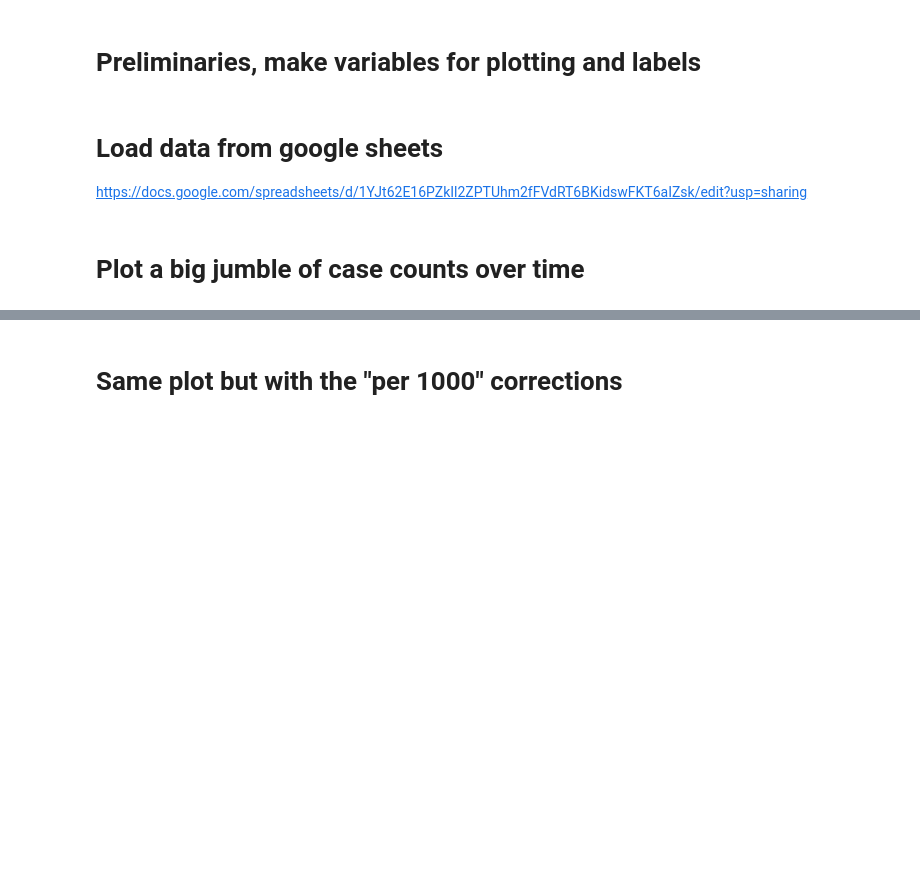
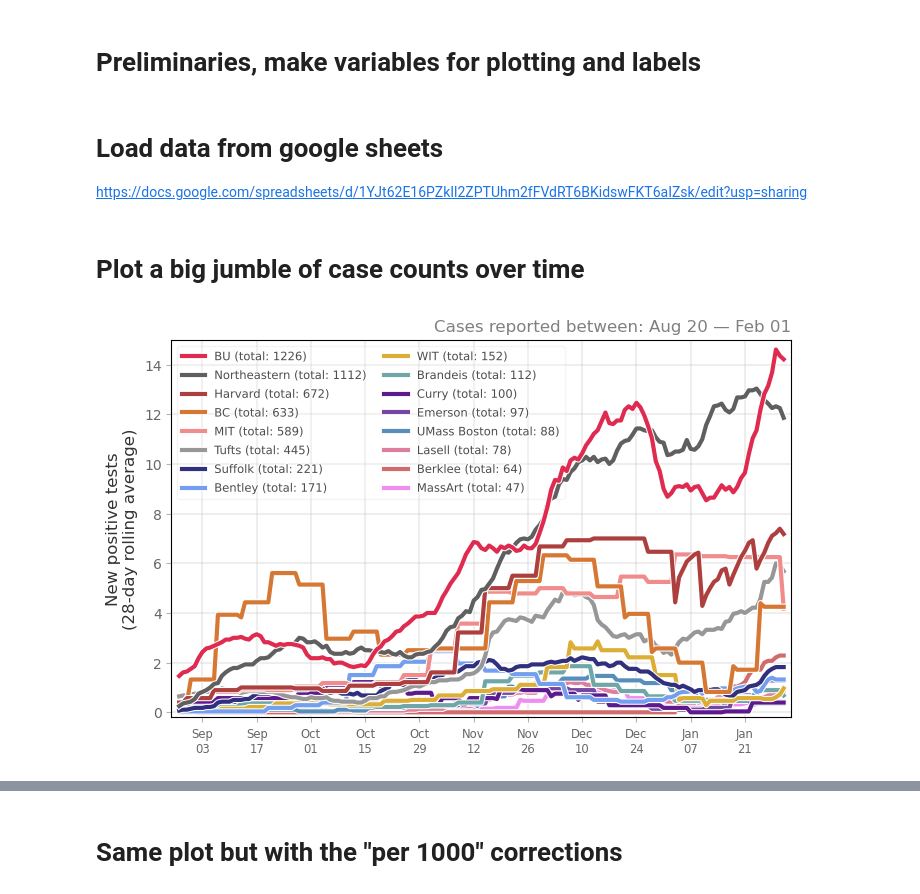
Before and after one commit to jkbren/massachusetts-higher-ed-covid, a Jupyter notebook: code/universities-in-boston.ipynb, the cells around one changed output, grey strips where cells are left out. Drawn from its saved outputs; the diff is of its cells as text; code cells hidden in the pictures; blank space fills up the shorter version.

```diff
--- a/code/universities-in-boston.ipynb
+++ b/code/universities-in-boston.ipynb
@@ -34,6 +34,8 @@ DATERANGE = DATE_DF['date'].tolist()
 # Load data from google sheets
 https://docs.google.com/spreadsheets/d/1YJt62E16PZkIl2ZPTUhm2fFVdRT6BKidswFKT6aIZsk/edit?usp=sharing
 # %%
-# get school names, abbreviations, colors, etc.
+# # get school names, abbreviations, colors, etc.
+# school_deets = pd.read_csv('https://docs.google.com/spreadsheets/d/'+\
+#                            '1YJt62E16PZkIl2ZPTUhm2fFVdRT6BKidswFKT6aIZsk/gviz/tq?tqx=out:csv&sheet=refs')
 school_deets = pd.read_csv('https://docs.google.com/spreadsheets/d/'+\
-                           '1YJt62E16PZkIl2ZPTUhm2fFVdRT6BKidswFKT6aIZsk/gviz/tq?tqx=out:csv&sheet=refs')
+                           '1lDz0KAC_ySX48--StNq6tOySKf-WV2dO2vKLDi3u7rI/gviz/tq?tqx=out:csv&sheet=refs')
@@ -44,14 +42,19 @@ blist = ['Northeastern','BU','Harvard','BC','MIT','Emerson','Bentley','Suffolk',
+# %%
+# names of all the tabs in the google sheet
+blist = ['167358','164988','166027','164924','166683','165662','164739','168005','168148','166638','168227',
+         '166391','165015','164748','167783','165671','165529','166674']#,'166629']
 # %%
 # span through each google sheet and append it to a single dataframe
 bout = []
 for b in blist:
     boston_d = pd.read_csv('https://docs.google.com/spreadsheets/d/'+\
-                           '1YJt62E16PZkIl2ZPTUhm2fFVdRT6BKidswFKT6aIZsk/gviz/tq?tqx=out:csv&sheet=%s'%b)
-    boston_d = boston_d[['date','total_tests','positive_tests','university','url','enrollment']].copy()
+                           '1lDz0KAC_ySX48--StNq6tOySKf-WV2dO2vKLDi3u7rI/gviz/tq?tqx=out:csv&sheet=%s'%b)
+    boston_d = boston_d[['date','total_tests','positive_tests','college','url','ipeds_id']].copy()
+    deets_d = school_deets.loc[school_deets['ipeds_id']==boston_d['ipeds_id'].values[0]].copy()
 
     boston_dx = DATE_DF.copy()
-    boston_dx['university'] = boston_d['university'].dropna().unique()[0]
-    boston_dx['enrollment'] = boston_d['enrollment'].dropna().unique()[0]
+    boston_dx['university'] = boston_d['college'].dropna().unique()[0]
+    boston_dx['enrollment'] = deets_d['enrollment'].dropna().unique()[0]
     boston_dx['url'] = boston_d['url'].dropna().unique()[0]
     boston_dx = boston_dx.merge(boston_d[['date','total_tests','positive_tests']],how='left',on='date')
     boston_dx['total_tests'] = np.nan_to_num(boston_dx['total_tests'])
@@ -69,14 +72,18 @@ boston_g = boston_data.groupby(['week','university','enrollment']).agg({
 boston_data.to_csv('../data/boston_area_ihe_data.csv',index=False)
 # %% [markdown]
 # Plot a big jumble of case counts over time
+# %%
+sorder = boston_data.groupby('university').agg({'positive_tests':'sum'}
+                                            ).reset_index().sort_values('positive_tests',ascending=False)
+sorder = sorder['university'].values[:16]
 # %%
 wid = 28
 lw = 3
 fig, ax = plt.subplots(1,1,figsize=(8,5),dpi=100)
 
-for ui, univ in enumerate(school_deets['name'].unique()[:16]):
+for ui, univ in enumerate(sorder):
     univ_col = school_deets.loc[school_deets['name']==univ,'color'].values[0]
-    univ_abb = school_deets.loc[school_deets['name']==univ,'abbrev_name'].values[0]
+    univ_abb = school_deets.loc[school_deets['name']==univ,'abbrev'].values[0]
 
     data_u = boston_data.loc[boston_data['university']==univ].copy()
     xvals_u = np.array([date_dict[i] for i in data_u['date'].values])
@@ -85,30 +92,32 @@ for ui, univ in enumerate(school_deets['name'].unique()[:16]):
     yvalr_u = data_u['positive_tests'].rolling(window=wid).mean().values
 
     ax.plot(xvals_u[:-1], yvalr_u[:-1], color=univ_col, linewidth=lw, alpha=0.9,
             label='%s (total: %i)'%(univ_abb,totsum), zorder=wid-ui,
             path_effects=[path_effects.Stroke(linewidth=lw*1.5, foreground='w'), path_effects.Normal()])
 
 l = ax.legend(fontsize='small',framealpha=0.2,loc=2,ncol=2,columnspacing=1.5)
 for text in l.get_texts():
     text.set_color('.3')
     text.set_path_effects([path_effects.Stroke(linewidth=1.5, foreground='w'),
                            path_effects.Normal()])
 l.set_zorder(20)
 
 date_labs = data_u['date'].values[5::14]
 ax.set_xticks([date_dict[i] for i in date_labs])
 ax.set_xticklabels([month_abbrev[i[5:7]]+'\n'+i[8:] for i in date_labs],fontsize='small')
 
 ax.set_ylim(-0.2,15)
 ax.set_xlim(date_dict['2020-08-26'], date_dict[today]+1)
 ax.grid(linewidth=1.5,color='.75',alpha=0.25)
 ax.tick_params(labelcolor='.4',color='.7')
 ax.set_ylabel('New positive tests\n(%i-day rolling average)'%wid, color='.2',fontsize='large')
 ax.set_title("Cases reported between: %s — %s"%(
                month_abbrev[date_labs[1][5:7]]+" "+date_labs[1][8:],
                month_abbrev[today[5:7]]+" "+today[8:]), x=1.0, ha='right', color='.5')
 
 plt.savefig('../figs/pngs/university.png', dpi=425, bbox_inches='tight')
 plt.savefig('../figs/pdfs/university.pdf', bbox_inches='tight')
 
 plt.show()
+# %% [output]
+[figure, added]
```
Also changed, not shown: parts of 13 cells of this notebook, 25 other files.
